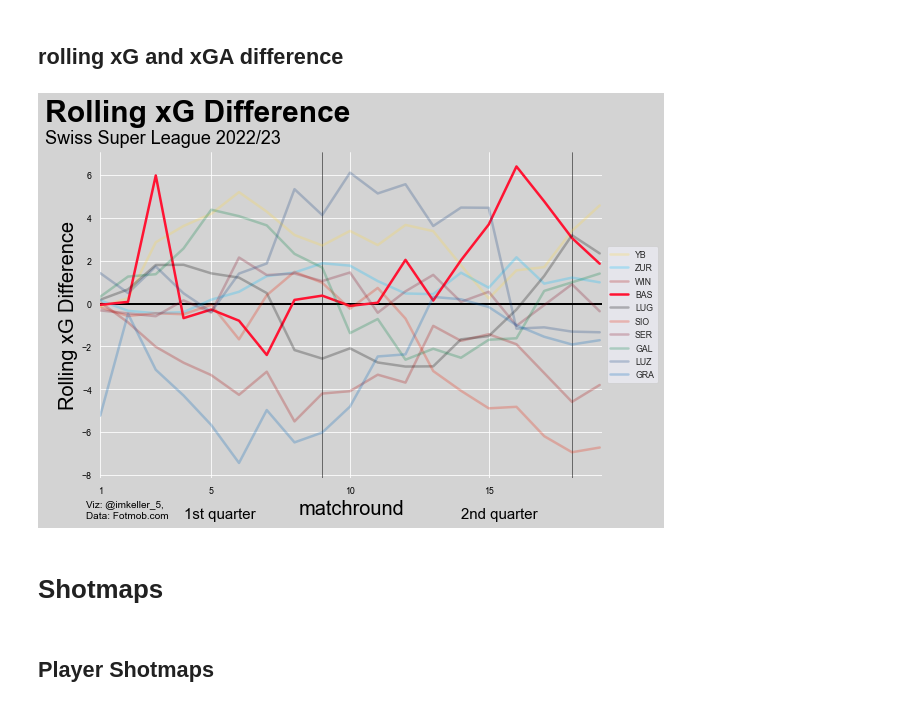
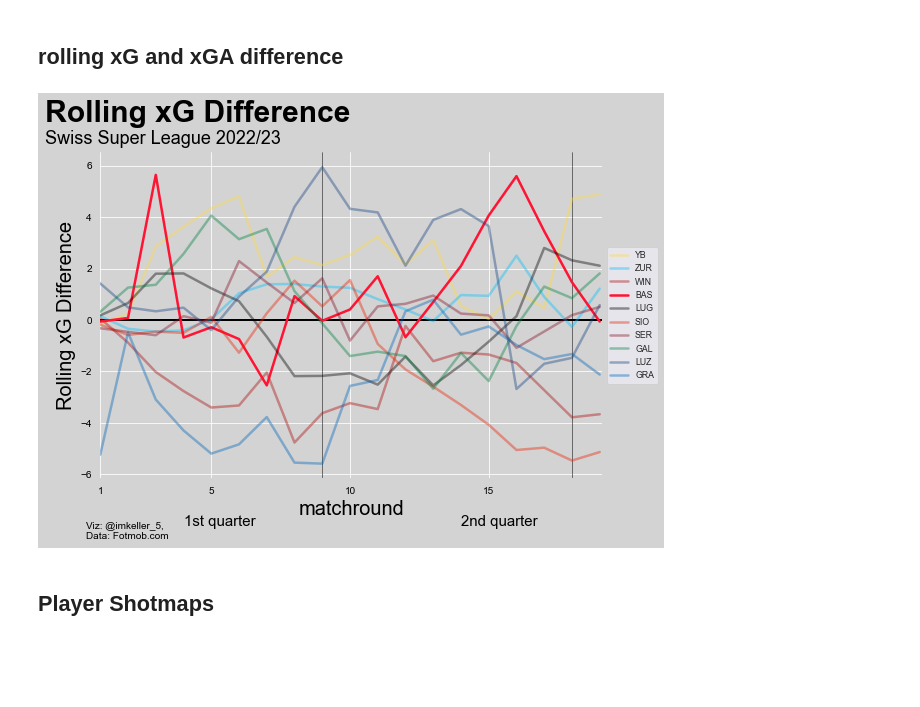
Before and after one commit to TK5-Tim/ds-projects, a Jupyter notebook: rsl/rsl_22_23_half_season_review.ipynb, the cells around one changed output. Saved outputs shown, nothing was run; the diff lists cells and outputs as text; code cells hidden in the pictures; blank space fills up the shorter version.

```diff
--- a/rsl/rsl_22_23_half_season_review.ipynb
+++ b/rsl/rsl_22_23_half_season_review.ipynb
@@ -204,7 +205,7 @@ df_games['xg_diff'] = df_games['expected_goals_(xg)'] - df_games['expected_goals
 # %%
 df_rolling = pd.DataFrame()
 for team in df_games['team'].unique():
-    df_rolling['{}'.format(df_games.loc[df_games['team']==team,"team_short"].values[0])]= df_games.loc[df_games['team']==team, ['match_round','xg_diff']].set_index('match_round').rolling(5,min_periods=1).sum()['xg_diff']
+    df_rolling['{}'.format(df_games.loc[df_games['team']==team,"team_short"].values[0])]= df_games.loc[df_games['team']==team, ['match_round','xg_diff']].set_index('match_round').rolling(4,min_periods=1).sum()['xg_diff']
 # %%
 fig, ax = plt.subplots(figsize=(9,6))
 sns.set_palette("colorblind")
@@ -220,40 +221,38 @@ mpl.rcParams['xtick.color'] = text_color
 mpl.rcParams['ytick.color'] = text_color
 mpl.rcParams['xtick.labelsize'] = 10
 mpl.rcParams['ytick.labelsize'] = 10
 
 fig.set_facecolor(background)
 ax.patch.set_alpha(0)
 
 ax.tick_params(axis='x', colors=text_color)
 ax.tick_params(axis='y', colors=text_color)
 for team in df_games['team_short'].unique():
     if team in ['BAS']:
         al = 1
     else:
-        al = 0.25
+        al = 0.4
     sns.lineplot(x=df_rolling.index, y=df_rolling[team], label=team, color=team_colors[team],zorder=30, alpha=al, linewidth=2.5)
 
 ax.axhline(0, linewidth=2,zorder=10,color=text_color)
 ax.axvline(9, linewidth=0.5,zorder=5,color=text_color)
 ax.axvline(18, linewidth=0.5,zorder=10,color=text_color)
 ax.set_xlabel('matchround',fontsize=20, color=text_color)
 ax.set_ylabel('Rolling xG Difference',fontsize=20, color=text_color)
 fig.text(0.04,0.95,'Rolling xG Difference', fontsize=30, color=text_color, fontweight='bold')
 fig.text(0.04,0.90,'Swiss Super League {}'.format(season), fontweight='regular',fontsize=18, color=text_color)
-ax.annotate("Viz: @imkeller_5, \nData: Fotmob.com", (0.5,-10), annotation_clip=False, fontsize=10, color=text_color)
-ax.annotate("1st quarter", (4, -10), annotation_clip=False, fontsize=15, color=text_color)
-ax.annotate("2nd quarter", (14, -10), annotation_clip=False, fontsize=15, color=text_color)
+ax.annotate("Viz: @imkeller_5, \nData: Fotmob.com", (0.5,-8.5), annotation_clip=False, fontsize=10, color=text_color)
+ax.annotate("1st quarter", (4, -8), annotation_clip=False, fontsize=15, color=text_color)
+ax.annotate("2nd quarter", (14, -8), annotation_clip=False, fontsize=15, color=text_color)
 #ax.annotate("3rd quarter", (19, -4.5), annotation_clip=False, fontsize=15, color=text_color)
 ax.set_xticks([1, 5, 10, 15])
 ax.set_xlim(1,19.1)
 sns.despine(left=True, bottom=True)
 ax.legend(loc="center left",bbox_to_anchor=(1, 0.5), frameon=True)
 
 fig.savefig('figs/super_league_rolling_xg_difference_23_01_28.jpg',bbox_inches='tight')
 # %% [output]
-[figure, old version]
+[figure, new version]
-# %% [markdown]
-# Shotmaps
 # %% [markdown]
 ## Player Shotmaps
 # %% [markdown]
```
Also changed, not shown: parts of 9 cells of this notebook, 2 other files.
